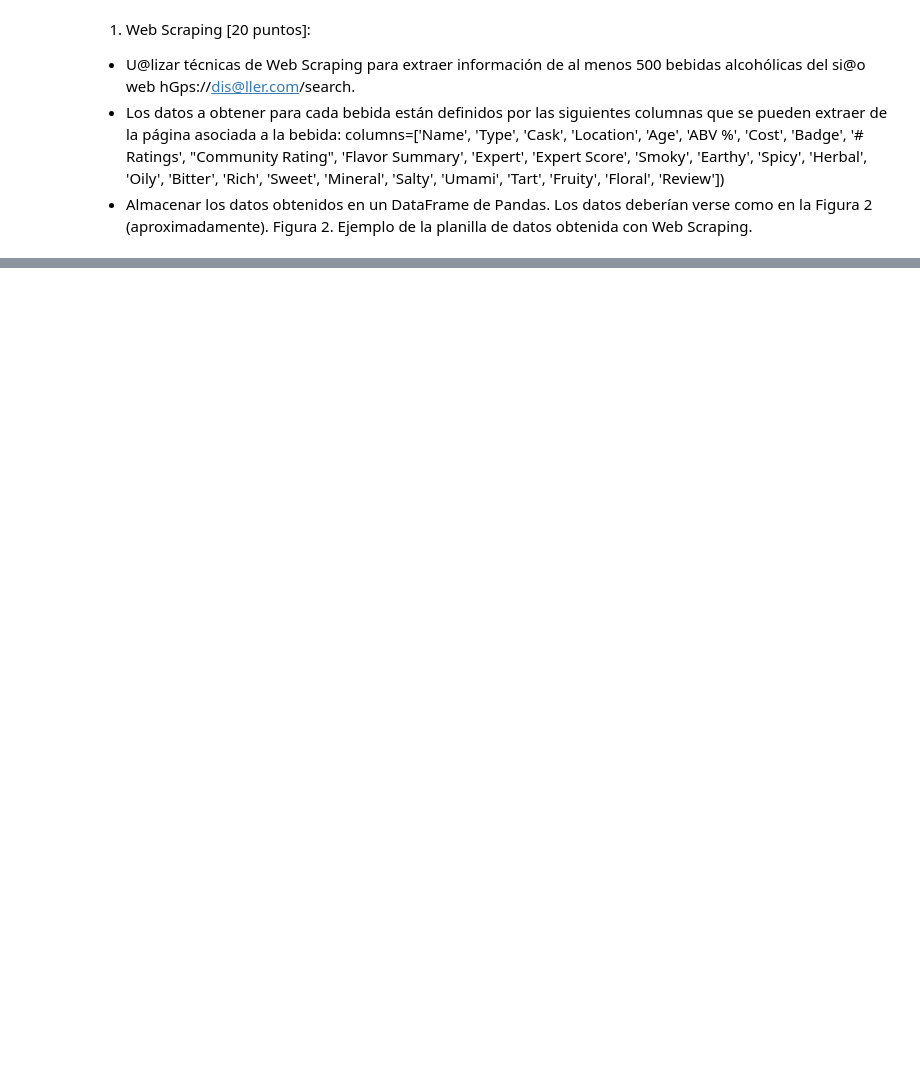
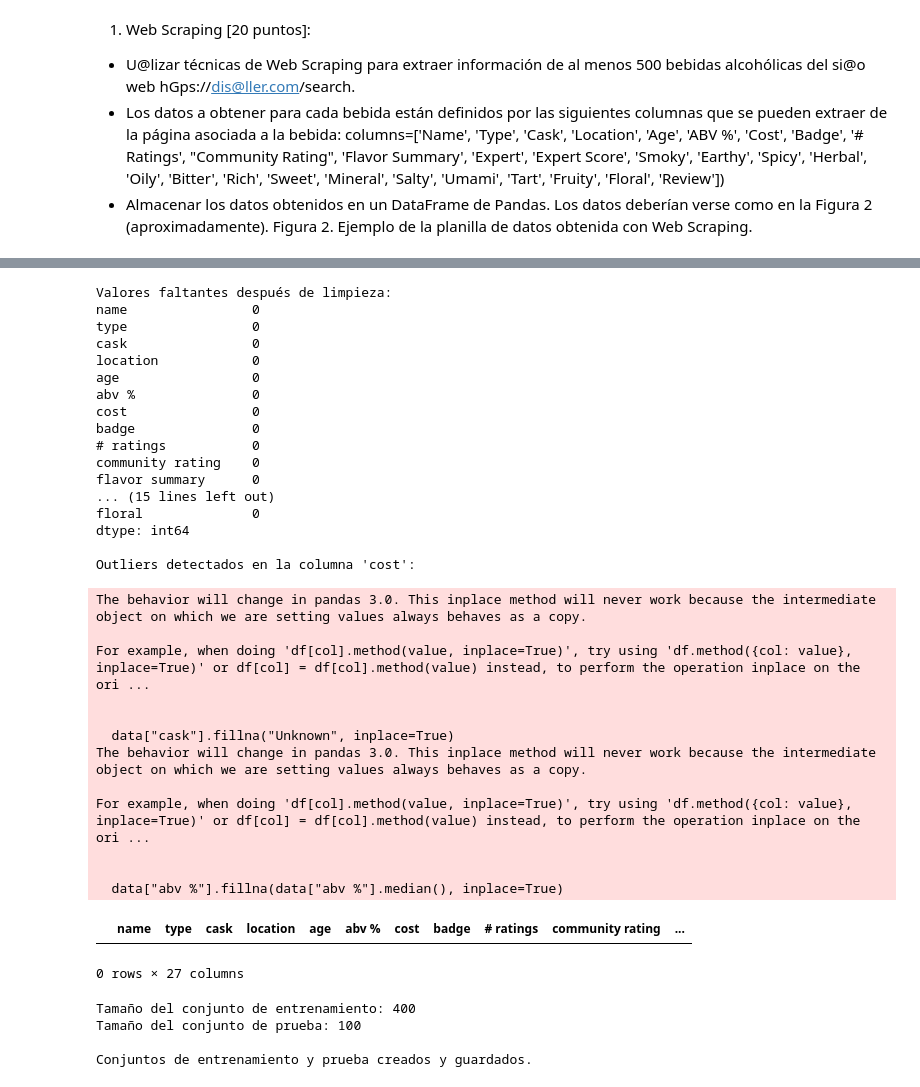
Before and after one commit to Eltosergi/Taller1-IntrodataScience, a Jupyter notebook: Taller1.ipynb, the cells around one changed output, grey strips where cells are left out. Cells and saved outputs as stored; diff of their text form; code cells hidden in the pictures; blank space fills up the shorter version.

```diff
--- a/Taller1.ipynb
+++ b/Taller1.ipynb
@@ -216 +323,72 @@ sea necesario/convenient.
+# %%
+# 2. Limpieza de datos
+# Manejo de valores faltantes
+data["cask"].fillna("Unknown", inplace=True)
+data["abv %"].fillna(data["abv %"].median(), inplace=True)
+
+print("\nValores faltantes después de limpieza:")
+print(data.isnull().sum())
+
+# Identificación de outliers (utilizando el rango intercuartílico)
+def detect_outliers_iqr(dataframe, column):
+    Q1 = dataframe[column].quantile(0.25)
+    Q3 = dataframe[column].quantile(0.75)
+    IQR = Q3 - Q1
+    lower_bound = Q1 - 1.5 * IQR
+    upper_bound = Q3 + 1.5 * IQR
+    outliers = dataframe[(dataframe[column] < lower_bound) | (dataframe[column] > upper_bound)]
+    return outliers
+
+print("\nOutliers detectados en la columna 'cost':")
+outliers_cost = detect_outliers_iqr(data, "cost")
+display(outliers_cost)
+# %% [output]
+Valores faltantes después de limpieza:
+name                0
+type                0
+cask                0
+location            0
+age                 0
+abv %               0
+cost                0
+badge               0
+# ratings           0
+community rating    0
+flavor summary      0
+... (15 lines left out)
+floral              0
+dtype: int64
+
+Outliers detectados en la columna 'cost':
+The behavior will change in pandas 3.0. This inplace method will never work because the intermediate object on which we are setting values always behaves as a copy.
+
+For example, when doing 'df[col].method(value, inplace=True)', try using 'df.method({col: value}, inplace=True)' or df[col] = df[col].method(value) instead, to perform the operation inplace on the ori ...
+
+
+  data["cask"].fillna("Unknown", inplace=True)
+The behavior will change in pandas 3.0. This inplace method will never work because the intermediate object on which we are setting values always behaves as a copy.
+
+For example, when doing 'df[col].method(value, inplace=True)', try using 'df.method({col: value}, inplace=True)' or df[col] = df[col].method(value) instead, to perform the operation inplace on the ori ...
+
+
+  data["abv %"].fillna(data["abv %"].median(), inplace=True)
+|  | name | type | cask | location | age | abv % | cost | badge | # ratings | community rating | ... |
+0 rows × 27 columns
+# %%
+# 3. División en conjuntos de entrenamiento y prueba
+train, test = train_test_split(data, test_size=0.2, random_state=42)
+
+print(f"\nTamaño del conjunto de entrenamiento: {len(train)}")
+print(f"Tamaño del conjunto de prueba: {len(test)}")
+
+# Guardar los conjuntos para uso posterior
+train.to_csv("train_data.csv", index=False)
+test.to_csv("test_data.csv", index=False)
+
+print("\nConjuntos de entrenamiento y prueba creados y guardados.")
+# %% [output]
+Tamaño del conjunto de entrenamiento: 400
+Tamaño del conjunto de prueba: 100
+
+Conjuntos de entrenamiento y prueba creados y guardados.
 # %% [markdown]
```
Also changed, not shown: parts of 23 cells of this notebook.
